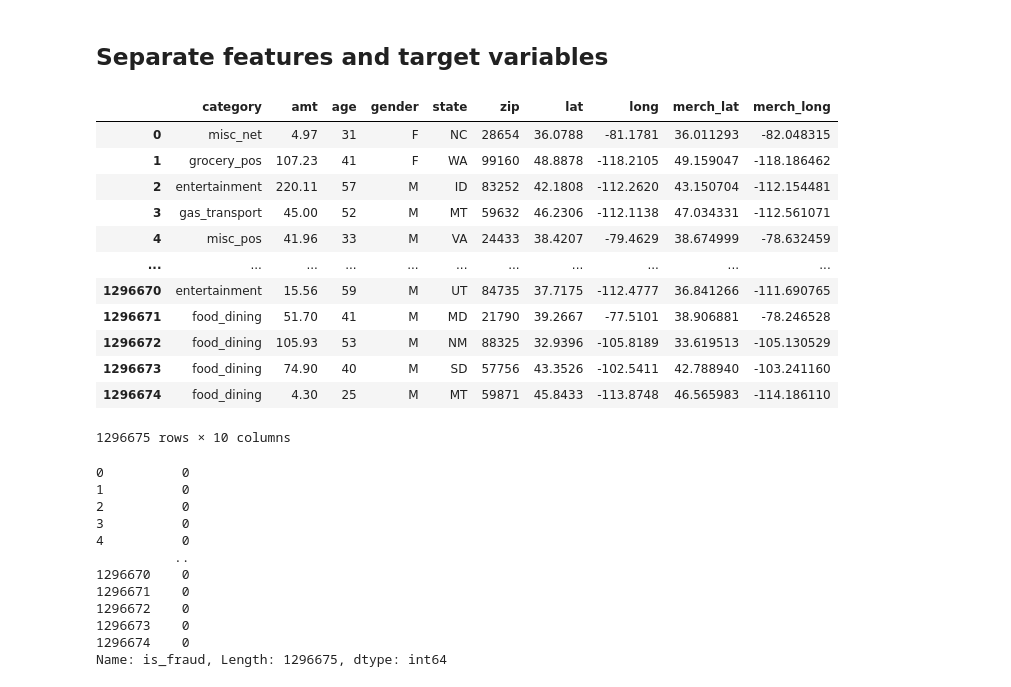
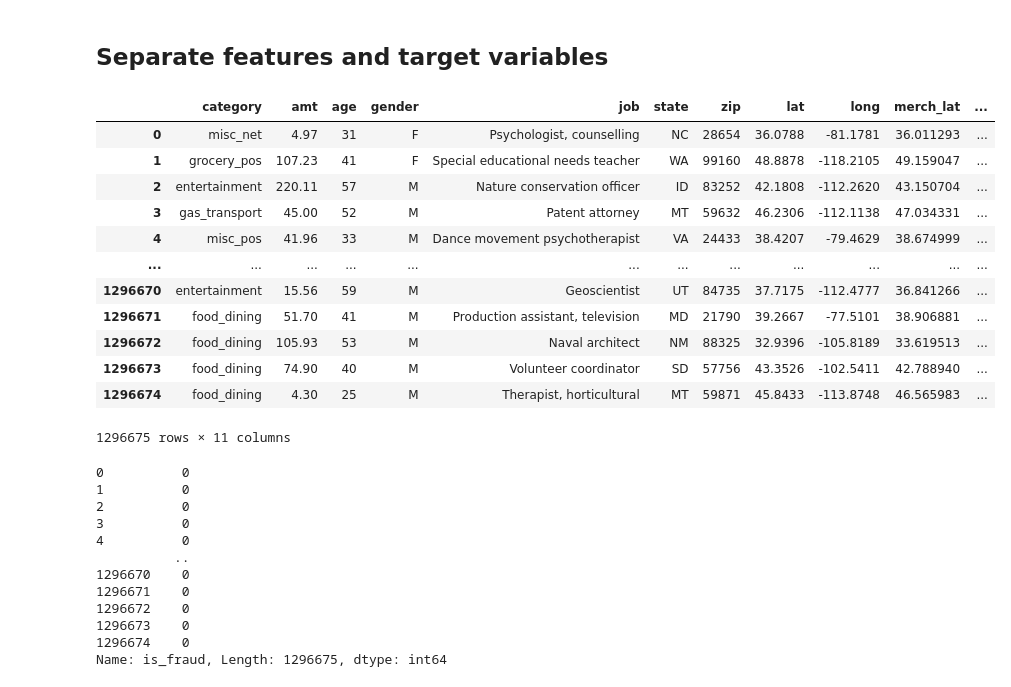
Before and after one commit to itancio/churn, a Jupyter notebook: notebook/fraud/model_fraud.ipynb, the cells around one changed output. Drawn from its saved outputs; the diff is of its cells as text; code cells hidden in the pictures.

```diff
--- a/notebook/fraud/model_fraud.ipynb
+++ b/notebook/fraud/model_fraud.ipynb
@@ -502,36 +502,36 @@ processed_df
 # %%
 features = [
     'category',
     'amt',
     'age',
     'gender',
-    # 'job',
+    'job',
     # 'city',
     'state',
     'zip',
     'lat',
     'long',
     'merch_lat',
     'merch_long'
 ]
 
 train_df = processed_df[features].copy()
 
 train_df
 # %% [output]
-|  | category | amt | age | gender | state | zip | lat | long | merch_lat | merch_long |
-| 0 | misc_net | 4.97 | 31 | F | NC | 28654 | 36.0788 | -81.1781 | 36.011293 | -82.048315 |
-| 1 | grocery_pos | 107.23 | 41 | F | WA | 99160 | 48.8878 | -118.2105 | 49.159047 | -118.186462 |
-| 2 | entertainment | 220.11 | 57 | M | ID | 83252 | 42.1808 | -112.2620 | 43.150704 | -112.154481 |
-| 3 | gas_transport | 45.00 | 52 | M | MT | 59632 | 46.2306 | -112.1138 | 47.034331 | -112.561071 |
-| 4 | misc_pos | 41.96 | 33 | M | VA | 24433 | 38.4207 | -79.4629 | 38.674999 | -78.632459 |
-| ... | ... | ... | ... | ... | ... | ... | ... | ... | ... | ... |
-| 1296670 | entertainment | 15.56 | 59 | M | UT | 84735 | 37.7175 | -112.4777 | 36.841266 | -111.690765 |
-| 1296671 | food_dining | 51.70 | 41 | M | MD | 21790 | 39.2667 | -77.5101 | 38.906881 | -78.246528 |
-| 1296672 | food_dining | 105.93 | 53 | M | NM | 88325 | 32.9396 | -105.8189 | 33.619513 | -105.130529 |
-| 1296673 | food_dining | 74.90 | 40 | M | SD | 57756 | 43.3526 | -102.5411 | 42.788940 | -103.241160 |
-| 1296674 | food_dining | 4.30 | 25 | M | MT | 59871 | 45.8433 | -113.8748 | 46.565983 | -114.186110 |
+|  | category | amt | age | gender | job | state | zip | lat | long | merch_lat | ... |
+| 0 | misc_net | 4.97 | 31 | F | Psychologist, counselling | NC | 28654 | 36.0788 | -81.1781 | 36.011293 | ... |
+| 1 | grocery_pos | 107.23 | 41 | F | Special educational needs teacher | WA | 99160 | 48.8878 | -118.2105 | 49.159047 | ... |
+| 2 | entertainment | 220.11 | 57 | M | Nature conservation officer | ID | 83252 | 42.1808 | -112.2620 | 43.150704 | ... |
+| 3 | gas_transport | 45.00 | 52 | M | Patent attorney | MT | 59632 | 46.2306 | -112.1138 | 47.034331 | ... |
+| 4 | misc_pos | 41.96 | 33 | M | Dance movement psychotherapist | VA | 24433 | 38.4207 | -79.4629 | 38.674999 | ... |
+| ... | ... | ... | ... | ... | ... | ... | ... | ... | ... | ... | ... |
+| 1296670 | entertainment | 15.56 | 59 | M | Geoscientist | UT | 84735 | 37.7175 | -112.4777 | 36.841266 | ... |
+| 1296671 | food_dining | 51.70 | 41 | M | Production assistant, television | MD | 21790 | 39.2667 | -77.5101 | 38.906881 | ... |
+| 1296672 | food_dining | 105.93 | 53 | M | Naval architect | NM | 88325 | 32.9396 | -105.8189 | 33.619513 | ... |
+| 1296673 | food_dining | 74.90 | 40 | M | Volunteer coordinator | SD | 57756 | 43.3526 | -102.5411 | 42.788940 | ... |
+| 1296674 | food_dining | 4.30 | 25 | M | Therapist, horticultural | MT | 59871 | 45.8433 | -113.8748 | 46.565983 | ... |
-1296675 rows × 10 columns
+1296675 rows × 11 columns
 # %%
 target = processed_df['is_fraud']
 target
```
Also changed, not shown: parts of 4 cells of this notebook.
